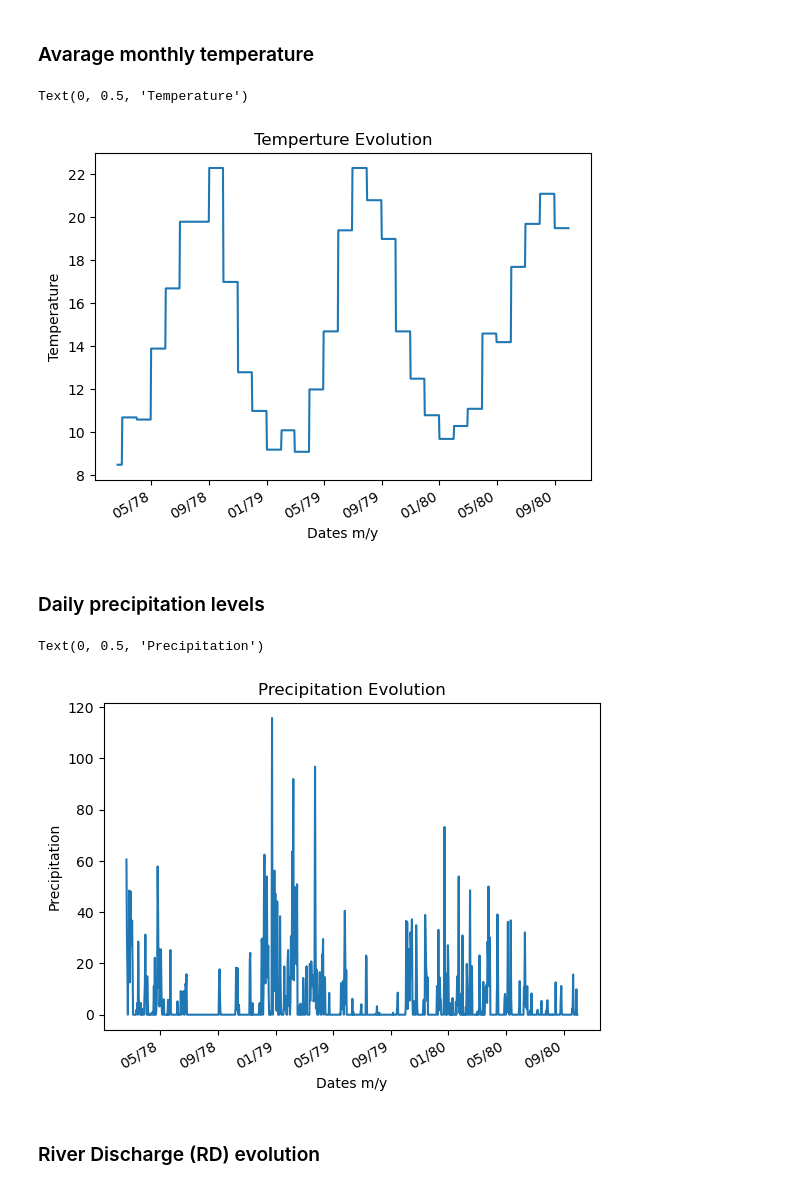
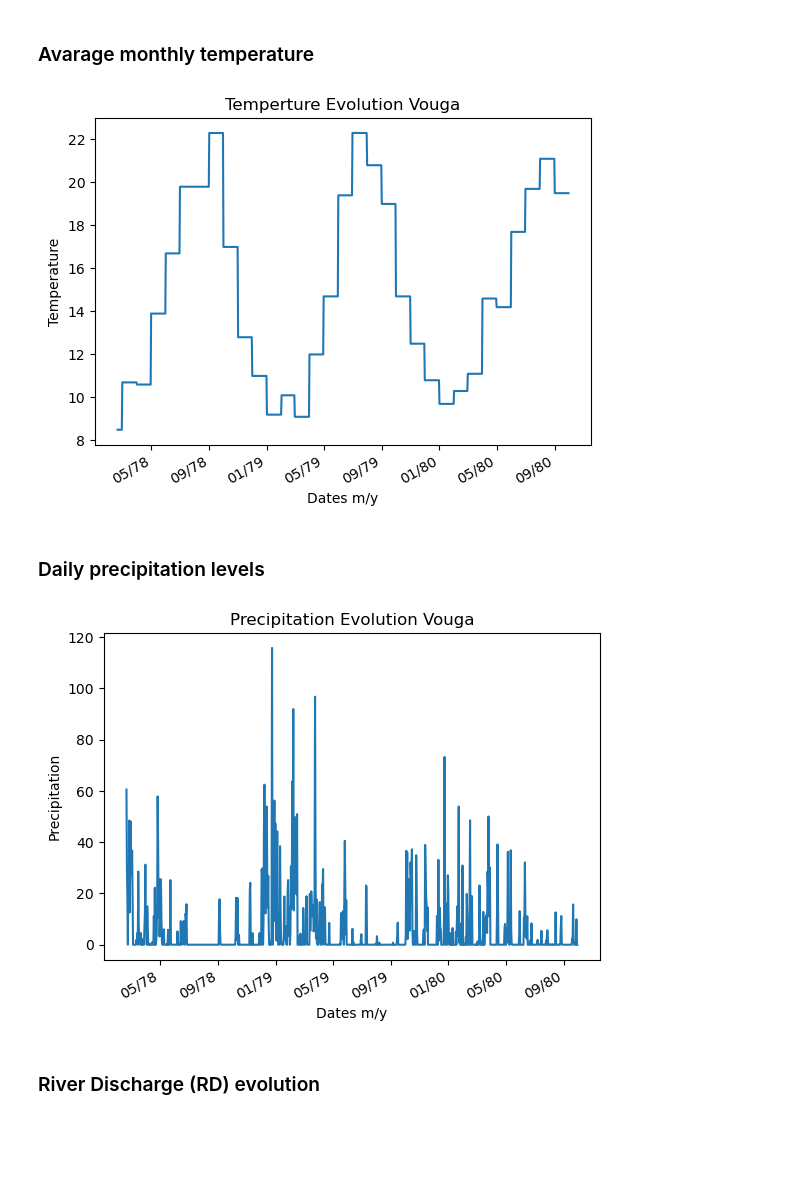
Before and after one commit to Barb02/TAA_ForecastingRiverDischarge, a Jupyter notebook: dataDescription.ipynb, the cells around one changed output. Saved outputs shown, nothing was run; the diff lists cells and outputs as text; code cells hidden in the pictures; blank space fills up the shorter version.

```diff
--- a/dataDescription.ipynb
+++ b/dataDescription.ipynb
@@ -10,7 +13,9 @@ import datetime as dt
 
 ### Loading data
 # %%
-data=pd.read_csv("RD_data/RD_VougaR_pg.csv").values
+river = "RD_data/RD_VougaR_pg.csv"
+data=pd.read_csv(river).values
+name = river.split("_")[2].replace("R","")
 X = data[:,2:4]
 y = data[:,1]
 dias = data[:,0]
@@ -25,28 +30,29 @@ print(X.shape)
 # %%
 plotDates = [dt.datetime.strptime(d,'%d/%m/%Y').date() for d in dias]
 
-
+title = "Temperture Evolution " + name
 plt.plot(plotDates,temp)
 plt.xlabel("Dates m/y")
-plt.title("Temperture Evolution")
+plt.title(title)
 plt.gca().xaxis.set_major_formatter(mdates.DateFormatter('%m/%y'))
 plt.gcf().autofmt_xdate()
 plt.ylabel("Temperature")
+plt.savefig("Graphs/"+title.replace(" ","_")+".png")
 # %% [output]
-Text(0, 0.5, 'Temperature')
-[figure, old version]
+[figure, new version]
 # %% [markdown]
 ### Daily precipitation levels
 # %%
 plt.plot(plotDates,prec)
 plt.xlabel("Dates m/y")
-plt.title("Precipitation Evolution")
+title = "Precipitation Evolution " +name
+plt.title(title)
 plt.gca().xaxis.set_major_formatter(mdates.DateFormatter('%m/%y'))
 plt.gcf().autofmt_xdate()
 plt.ylabel("Precipitation")
+plt.savefig("Graphs/"+title.replace(" ","_")+".png")
 # %% [output]
-Text(0, 0.5, 'Precipitation')
-[figure, old version]
+[figure, new version]
 # %% [markdown]
 ### River Discharge (RD) evolution
 # %%
```
Also changed, not shown: parts of 3 cells of this notebook.
